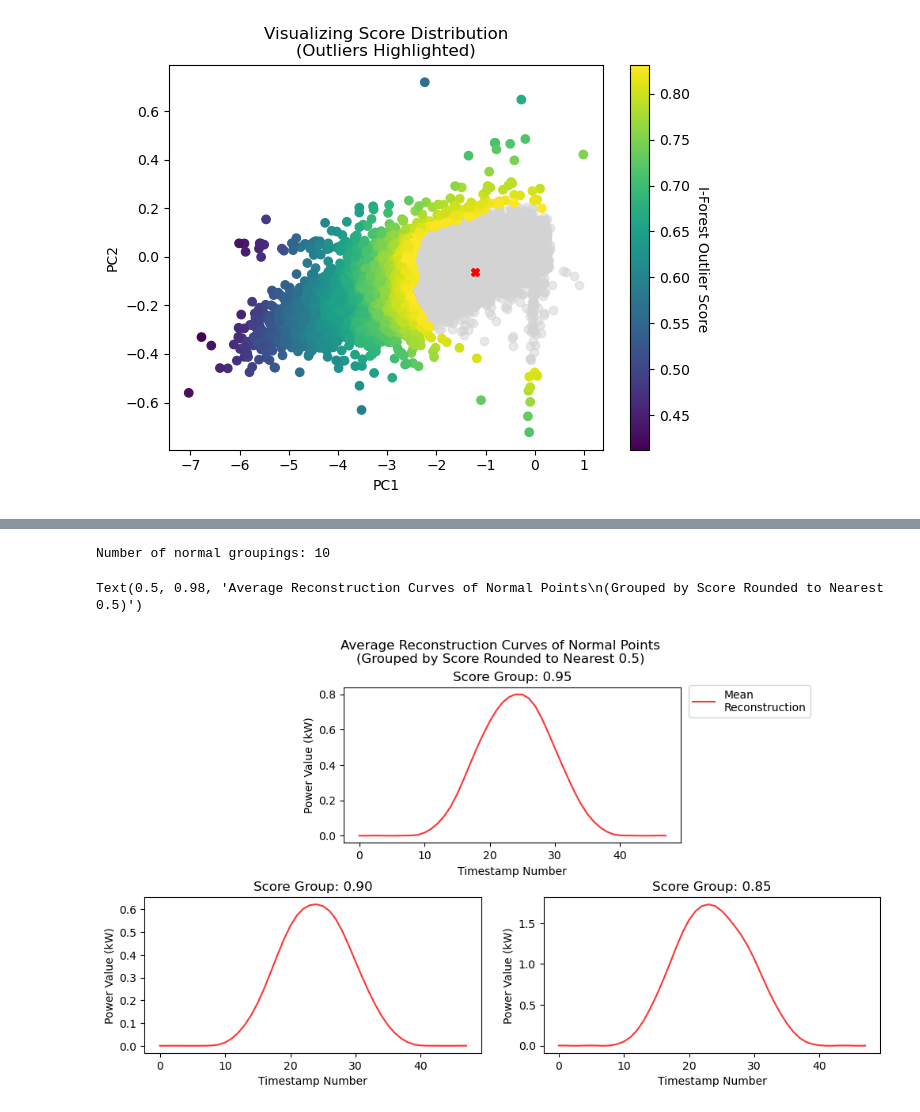
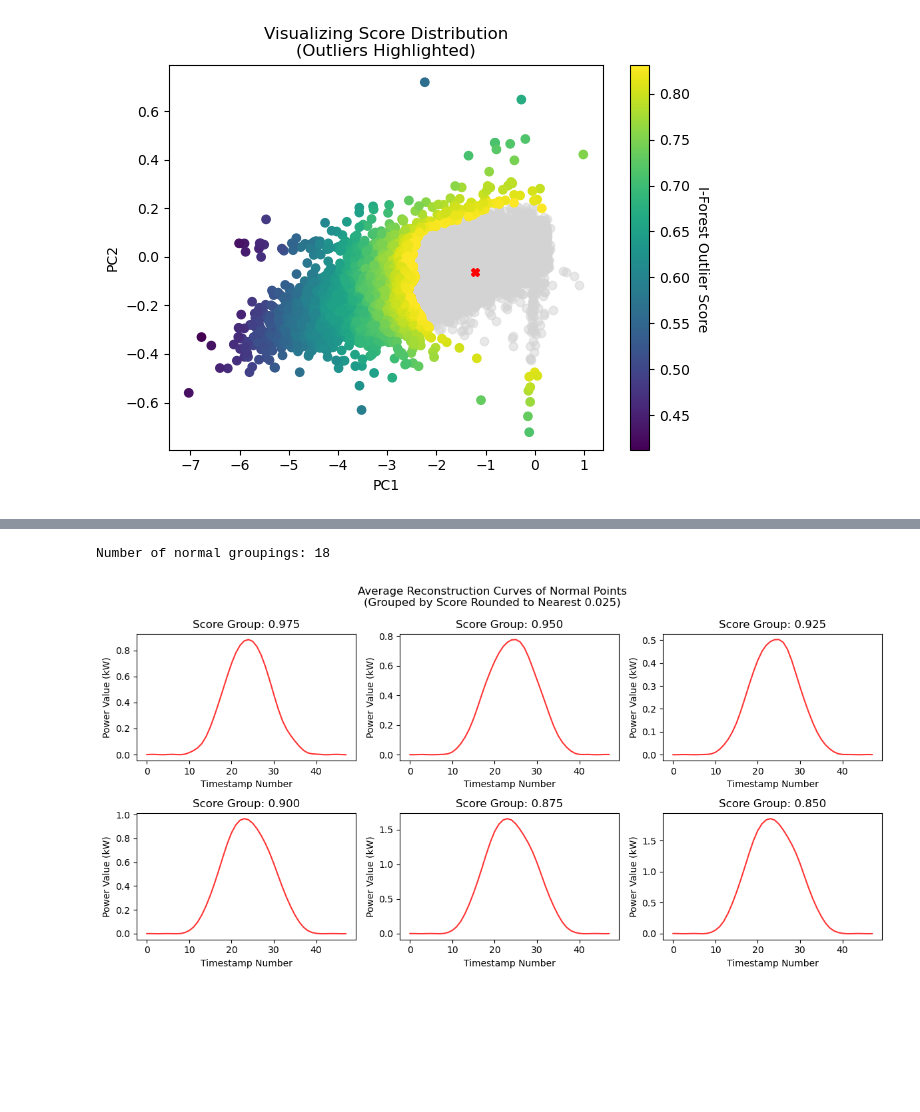
Before and after one commit to johnmtayag/Amazon-Recommender-System, a Jupyter notebook: N5.2_Isolation_Forest_Analysis.ipynb, the cells around one changed output, grey strips where cells are left out. Cells and saved outputs as stored; diff of their text form; code cells hidden in the pictures; blank space fills up the shorter version.

```diff
--- a/N5.2_Isolation_Forest_Analysis.ipynb
+++ b/N5.2_Isolation_Forest_Analysis.ipynb
@@ -41,8 +44,8 @@ os.environ['PYSPARK_DRIVER_PYTHON'] = sys.executable
 # 64g
 
 ## Start Spark context
-total_nodes = 4
-memory_per_node = 64
+total_nodes =6
+memory_per_node = 32
 
 driver_memory = f"{memory_per_node}g"
 executor_memory = f"{int(memory_per_node/total_nodes)}g"
@@ -723,14 +808,14 @@ outlier_mean_power_df = outlier_mean_powers.toPandas()
 outlier_mean_recon_df = outlier_mean_recons.toPandas()
 # %%
 ### Combining normal dfs
-normal_df = pd.merge(normal_mean_power_df, normal_mean_recon_df, how="inner", on="score") \
-               .sort_values("score", ascending=False) \
-               .reset_index(drop=True)
+normal_df = pd.merge(normal_mean_power_df, normal_mean_recon_df, how="inner", on="score")
+normal_df = normal_df.sort_values("score", ascending=False) \
+                     .reset_index(drop=True)
 
 ### Combining outlier dfs
-outlier_df = pd.merge(outlier_mean_power_df, outlier_mean_recon_df, how="inner", on="score") \
-               .sort_values("score", ascending=False) \
-               .reset_index(drop=True)
+outlier_df = pd.merge(outlier_mean_power_df, outlier_mean_recon_df, how="inner", on="score")
+outlier_df = outlier_df.sort_values("score", ascending=False) \
+                       .reset_index(drop=True)
 
 normal_df
 # %% [output]
@@ -741,32 +849,34 @@ normal_df
 # %%
 ### Setting up the x range
 x = [i for i in np.arange(0,48)]
 
-### Setting up the gridspec subplots
-fig = plt.figure(figsize=(12,6))
-grid = plt.GridSpec(2,4, wspace=0.45, hspace=0.35)
+# ### Setting up the gridspec subplots
+# fig = plt.figure(figsize=(12,6))
+# grid = plt.GridSpec(2,4, wspace=0.45, hspace=0.35)
 
-plot1 = fig.add_subplot(grid[0,1:3])
-plot2 = fig.add_subplot(grid[1,0:2])
-plot3 = fig.add_subplot(grid[1,2:])
-axes = [plot1, plot2, plot3]
+# plot1 = fig.add_subplot(grid[0,1:3])
+# plot2 = fig.add_subplot(grid[1,0:2])
+# plot3 = fig.add_subplot(grid[1,2:])
+# axes = [plot1, plot2, plot3]
+
+fig,axes = plt.subplots(2,3, figsize=(12,6))
 
 ### Plotting normal curves
 print("Number of normal groupings:", len(outlier_df))
 
-for i,ax in enumerate(axes):
+for i,ax in enumerate(axes.flatten()):
     power = normal_df["mean_power"][i].values
     recon = normal_df["mean_recon"][i].values
     ax.plot(x, recon, "r", alpha=0.8, label="Mean\nReconstruction")
-    ax.set(xlabel="Timestamp Number", ylabel="Power Value (kW)", title=f"Score Group: {normal_df['score'][i]:.2f}")
-    if i==0:
-        ax.legend(loc="upper right", bbox_to_anchor=([1.4, 1.05]))
+    ax.set(xlabel="Timestamp Number", ylabel="Power Value (kW)", title=f"Score Group: {normal_df['score'][i]:.3f}")
+    # if i==0:
+    #     ax.legend(loc="upper right", bbox_to_anchor=([1.4, 1.05]))
 
-plt.suptitle("Average Reconstruction Curves of Normal Points\n(Grouped by Score Rounded to Nearest 0.5)")
+plt.suptitle("Average Reconstruction Curves of Normal Points\n(Grouped by Score Rounded to Nearest 0.025)")
+plt.tight_layout()
 # %% [output]
-Number of normal groupings: 10
+Number of normal groupings: 18
-Text(0.5, 0.98, 'Average Reconstruction Curves of Normal Points\n(Grouped by Score Rounded to Nearest 0.5)')
-[figure, old version]
+[figure, new version]
 # %%
 ### Plotting outlier curves
 print("Number of outlier groupings:", len(outlier_df))
```
Also changed, not shown: parts of 21 cells of this notebook, 3 other files.
